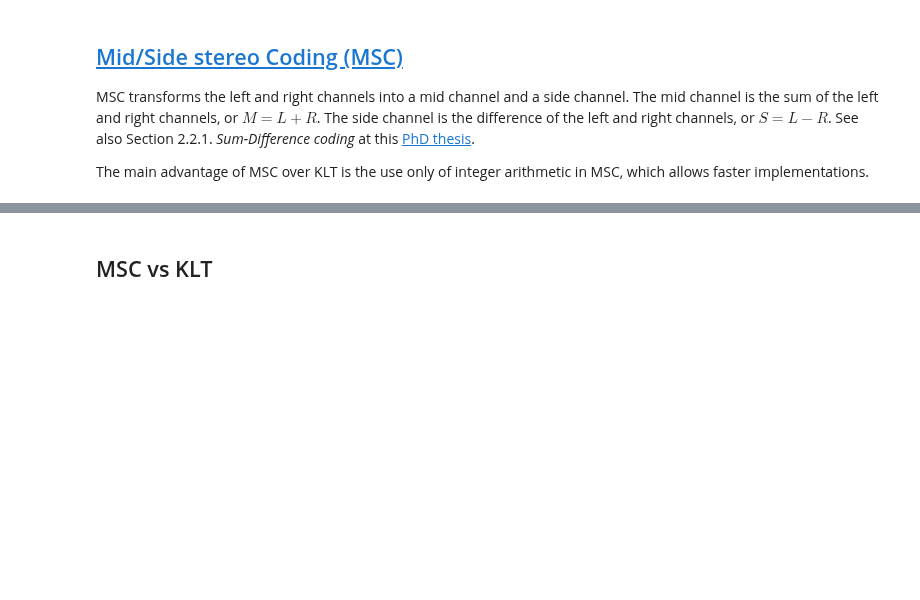
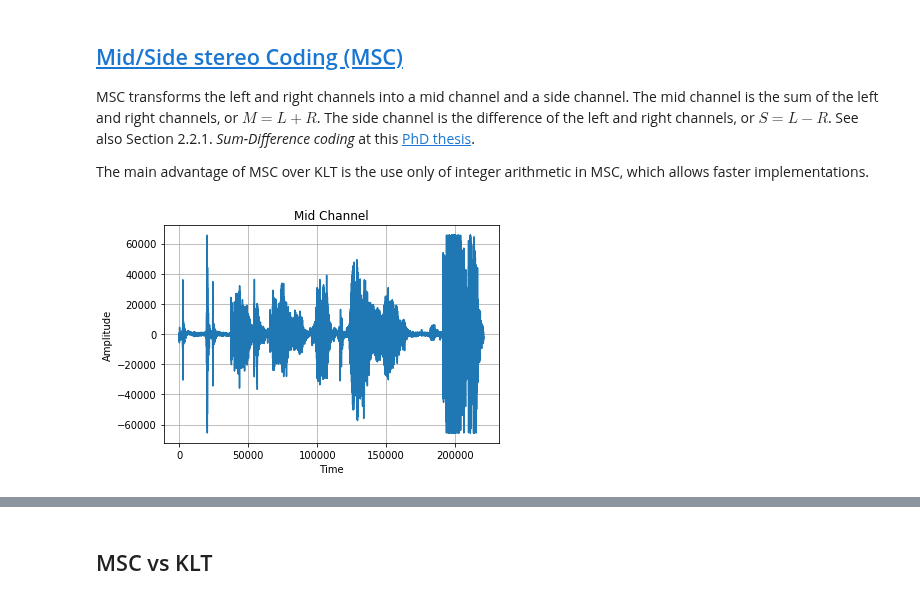
Before and after one commit to Tecnologias-multimedia/InterCom, a Jupyter notebook: docs/stereo_transforms_RD.ipynb, the cells around one changed output, grey strips where cells are left out. Cells and saved outputs as stored; diff of their text form; code cells hidden in the pictures; blank space fills up the shorter version.

```diff
--- a/docs/stereo_transforms_RD.ipynb
+++ b/docs/stereo_transforms_RD.ipynb
@@ -167,0 +182,5 @@ def _MSC_synthesize(w):
+# %%
+plot(np.linspace(0, len(x)-1, len(x)), w[:, 0], "Time", "Amplitude", "Mid Channel")
+sd.play(w[:, 0].astype(np.int16))
+# %% [output]
+[figure, added]
```
Also changed, not shown: parts of 25 cells of this notebook.
